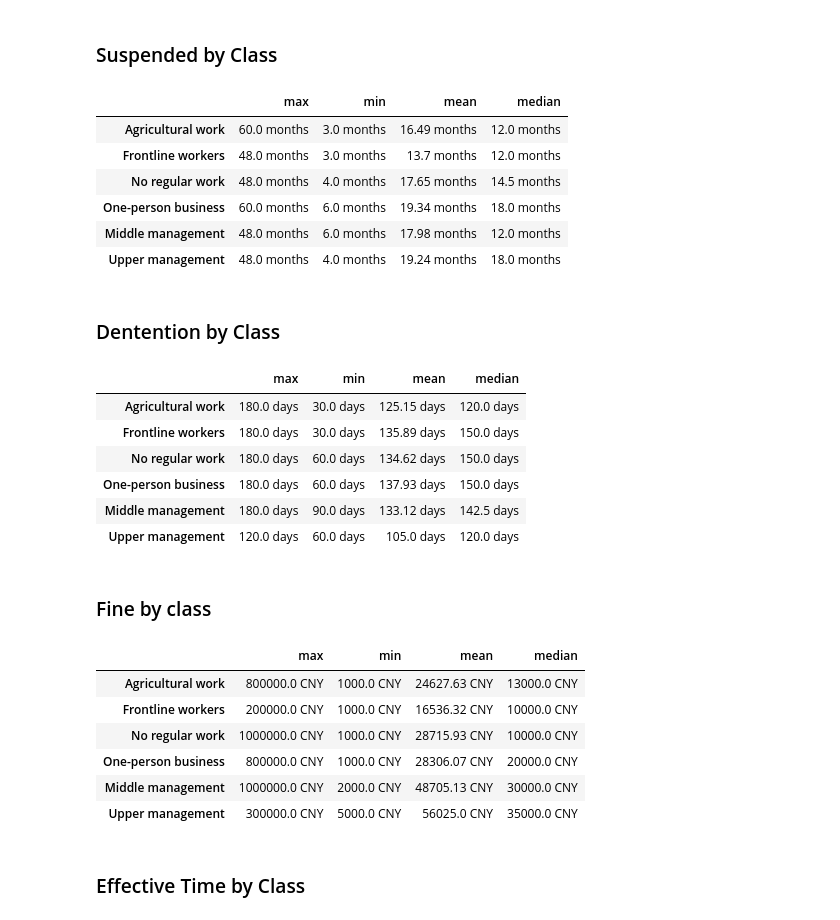
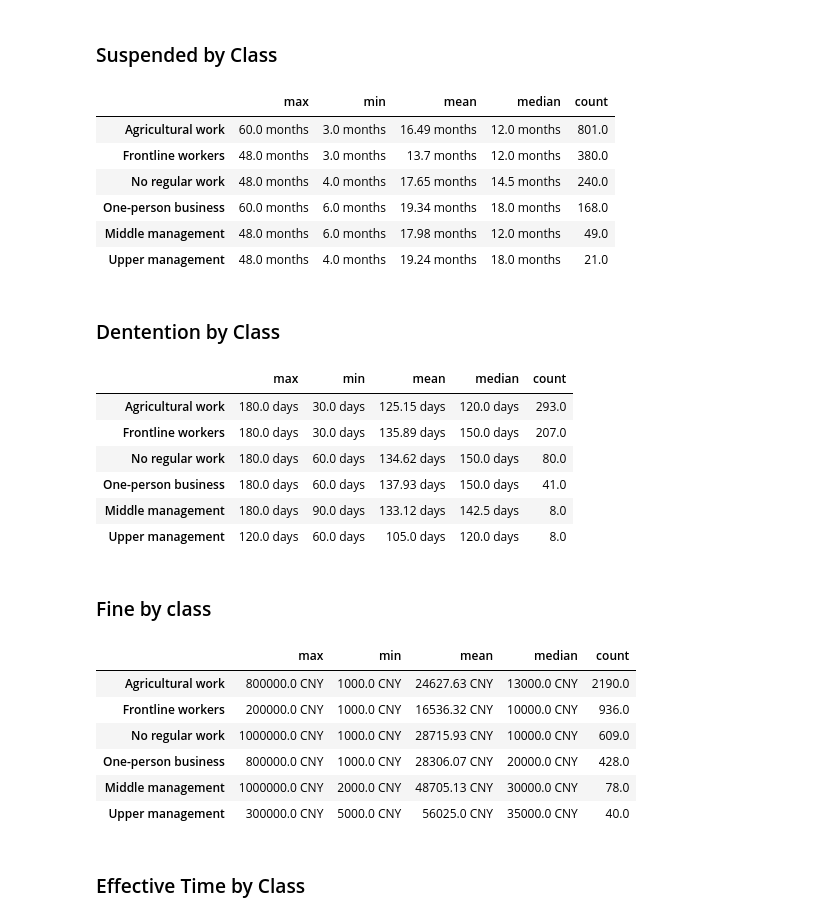
Before and after one commit to Yibin-Li/Law-Parser, a Jupyter notebook: Parsing Result Table.ipynb, the cells around one changed output. Saved outputs shown, nothing was run; the diff lists cells and outputs as text; code cells hidden in the pictures.

```diff
--- a/Parsing Result Table.ipynb
+++ b/Parsing Result Table.ipynb
@@ -1012,13 +1010,15 @@ for k in occu_total_dict.keys():
     i_min = np.min(i_arr)
     i_mean = np.around(np.mean(i_arr), decimals=2)
     i_median = np.median(i_arr)
-    i_stats_result = [i_max, i_min, i_mean, i_median]
+    i_count = len(i_arr)
+    i_stats_result = [i_max, i_min, i_mean, i_median, i_count]
     occu_total_stats_result.append(i_stats_result)
-df = pd.DataFrame(np.array(occu_total_stats_result),columns=['max', 'min', 'mean', 'median'])
+df = pd.DataFrame(np.array(occu_total_stats_result),columns=['max', 'min', 'mean', 'median', 'count'])
 df.rename(index={k[0]:k[1] for k in list(enumerate([i[0] for i in class_count_dict[:10]]))}, inplace=True)
 df = df.astype(str)
 for row in range(len(df)):
     for column in df.columns:
-        df.iloc[row][column] = df.iloc[row][column] + " months"
+        if column != "count":
+            df.iloc[row][column] = df.iloc[row][column] + " months"
 df
 # %% [output]
@@ -1034,30 +1034,32 @@ df
 # %%
 occu_i_stats_result = []
 occu_total_stats_result = []
 
 for k in occu_total_dict.keys():
     i_arr = occu_total_dict[k][1]
     i_max = np.max(i_arr)
     i_min = np.min(i_arr)
     i_mean = np.around(np.mean(i_arr), decimals=2)
     i_median = np.median(i_arr)
-    i_stats_result = [i_max, i_min, i_mean, i_median]
+    i_count = len(i_arr)
+    i_stats_result = [i_max, i_min, i_mean, i_median, i_count]
     occu_total_stats_result.append(i_stats_result)
-df = pd.DataFrame(np.array(occu_total_stats_result),columns=['max', 'min', 'mean', 'median'])
+df = pd.DataFrame(np.array(occu_total_stats_result),columns=['max', 'min', 'mean', 'median', 'count'])
 df.rename(index={k[0]:k[1] for k in list(enumerate([i[0] for i in class_count_dict[:10]]))}, inplace=True)
 df = df.astype(str)
 for row in range(len(df)):
     for column in df.columns:
-        df.iloc[row][column] = df.iloc[row][column] + " months"
+        if column != 'count':
+            df.iloc[row][column] = df.iloc[row][column] + " months"
 df
 # %% [output]
-|  | max | min | mean | median |
-| Agricultural work | 60.0 months | 3.0 months | 16.49 months | 12.0 months |
-| Frontline workers | 48.0 months | 3.0 months | 13.7 months | 12.0 months |
-| No regular work | 48.0 months | 4.0 months | 17.65 months | 14.5 months |
-| One-person business | 60.0 months | 6.0 months | 19.34 months | 18.0 months |
-| Middle management | 48.0 months | 6.0 months | 17.98 months | 12.0 months |
-| Upper management | 48.0 months | 4.0 months | 19.24 months | 18.0 months |
+|  | max | min | mean | median | count |
+| Agricultural work | 60.0 months | 3.0 months | 16.49 months | 12.0 months | 801.0 |
+| Frontline workers | 48.0 months | 3.0 months | 13.7 months | 12.0 months | 380.0 |
+| No regular work | 48.0 months | 4.0 months | 17.65 months | 14.5 months | 240.0 |
+| One-person business | 60.0 months | 6.0 months | 19.34 months | 18.0 months | 168.0 |
+| Middle management | 48.0 months | 6.0 months | 17.98 months | 12.0 months | 49.0 |
+| Upper management | 48.0 months | 4.0 months | 19.24 months | 18.0 months | 21.0 |
 # %% [markdown]
 ### Dentention by Class
 # %%
@@ -1070,23 +1072,25 @@ for k in occu_total_dict.keys():
     i_min = np.min(i_arr)
     i_mean = np.around(np.mean(i_arr), decimals=2)
     i_median = np.median(i_arr)
-    i_stats_result = [i_max, i_min, i_mean, i_median]
+    i_count = len(i_arr)
+    i_stats_result = [i_max, i_min, i_mean, i_median, i_count]
     occu_total_stats_result.append(i_stats_result)
-df = pd.DataFrame(np.array(occu_total_stats_result),columns=['max', 'min', 'mean', 'median'])
+df = pd.DataFrame(np.array(occu_total_stats_result),columns=['max', 'min', 'mean', 'median', 'count'])
 df.rename(index={k[0]:k[1] for k in list(enumerate([i[0] for i in class_count_dict[:10]]))}, inplace=True)
 df = df.astype(str)
 for row in range(len(df)):
     for column in df.columns:
-        df.iloc[row][column] = df.iloc[row][column] + " days"
+        if column != 'count':
+            df.iloc[row][column] = df.iloc[row][column] + " days"
 df
 # %% [output]
-|  | max | min | mean | median |
-| Agricultural work | 180.0 days | 30.0 days | 125.15 days | 120.0 days |
-| Frontline workers | 180.0 days | 30.0 days | 135.89 days | 150.0 days |
-| No regular work | 180.0 days | 60.0 days | 134.62 days | 150.0 days |
-| One-person business | 180.0 days | 60.0 days | 137.93 days | 150.0 days |
-| Middle management | 180.0 days | 90.0 days | 133.12 days | 142.5 days |
-| Upper management | 120.0 days | 60.0 days | 105.0 days | 120.0 days |
+|  | max | min | mean | median | count |
+| Agricultural work | 180.0 days | 30.0 days | 125.15 days | 120.0 days | 293.0 |
+| Frontline workers | 180.0 days | 30.0 days | 135.89 days | 150.0 days | 207.0 |
+| No regular work | 180.0 days | 60.0 days | 134.62 days | 150.0 days | 80.0 |
+| One-person business | 180.0 days | 60.0 days | 137.93 days | 150.0 days | 41.0 |
+| Middle management | 180.0 days | 90.0 days | 133.12 days | 142.5 days | 8.0 |
+| Upper management | 120.0 days | 60.0 days | 105.0 days | 120.0 days | 8.0 |
 # %% [markdown]
 ### Fine by class
 # %%
@@ -1099,23 +1103,25 @@ for k in occu_total_dict.keys():
     i_min = np.min(i_arr)
     i_mean = np.around(np.mean(i_arr), decimals=2)
     i_median = np.median(i_arr)
-    i_stats_result = [i_max, i_min, i_mean, i_median]
+    i_count = len(i_arr)
+    i_stats_result = [i_max, i_min, i_mean, i_median, i_count]
     occu_total_stats_result.append(i_stats_result)
-df = pd.DataFrame(np.array(occu_total_stats_result),columns=['max', 'min', 'mean', 'median'])
+df = pd.DataFrame(np.array(occu_total_stats_result),columns=['max', 'min', 'mean', 'median', 'count'])
 df.rename(index={k[0]:k[1] for k in list(enumerate([i[0] for i in class_count_dict[:10]]))}, inplace=True)
 df = df.astype(str)
 for row in range(len(df)):
     for column in df.columns:
-        df.iloc[row][column] = df.iloc[row][column] + " CNY"
+        if column != 'count':
+            df.iloc[row][column] = df.iloc[row][column] + " CNY"
 df
 # %% [output]
-|  | max | min | mean | median |
-| Agricultural work | 800000.0 CNY | 1000.0 CNY | 24627.63 CNY | 13000.0 CNY |
-| Frontline workers | 200000.0 CNY | 1000.0 CNY | 16536.32 CNY | 10000.0 CNY |
-| No regular work | 1000000.0 CNY | 1000.0 CNY | 28715.93 CNY | 10000.0 CNY |
-| One-person business | 800000.0 CNY | 1000.0 CNY | 28306.07 CNY | 20000.0 CNY |
-| Middle management | 1000000.0 CNY | 2000.0 CNY | 48705.13 CNY | 30000.0 CNY |
-| Upper management | 300000.0 CNY | 5000.0 CNY | 56025.0 CNY | 35000.0 CNY |
+|  | max | min | mean | median | count |
+| Agricultural work | 800000.0 CNY | 1000.0 CNY | 24627.63 CNY | 13000.0 CNY | 2190.0 |
+| Frontline workers | 200000.0 CNY | 1000.0 CNY | 16536.32 CNY | 10000.0 CNY | 936.0 |
+| No regular work | 1000000.0 CNY | 1000.0 CNY | 28715.93 CNY | 10000.0 CNY | 609.0 |
+| One-person business | 800000.0 CNY | 1000.0 CNY | 28306.07 CNY | 20000.0 CNY | 428.0 |
+| Middle management | 1000000.0 CNY | 2000.0 CNY | 48705.13 CNY | 30000.0 CNY | 78.0 |
+| Upper management | 300000.0 CNY | 5000.0 CNY | 56025.0 CNY | 35000.0 CNY | 40.0 |
 # %% [markdown]
 ### Effective Time by Class
 # %%
```
Also changed, not shown: parts of 8 cells of this notebook.
